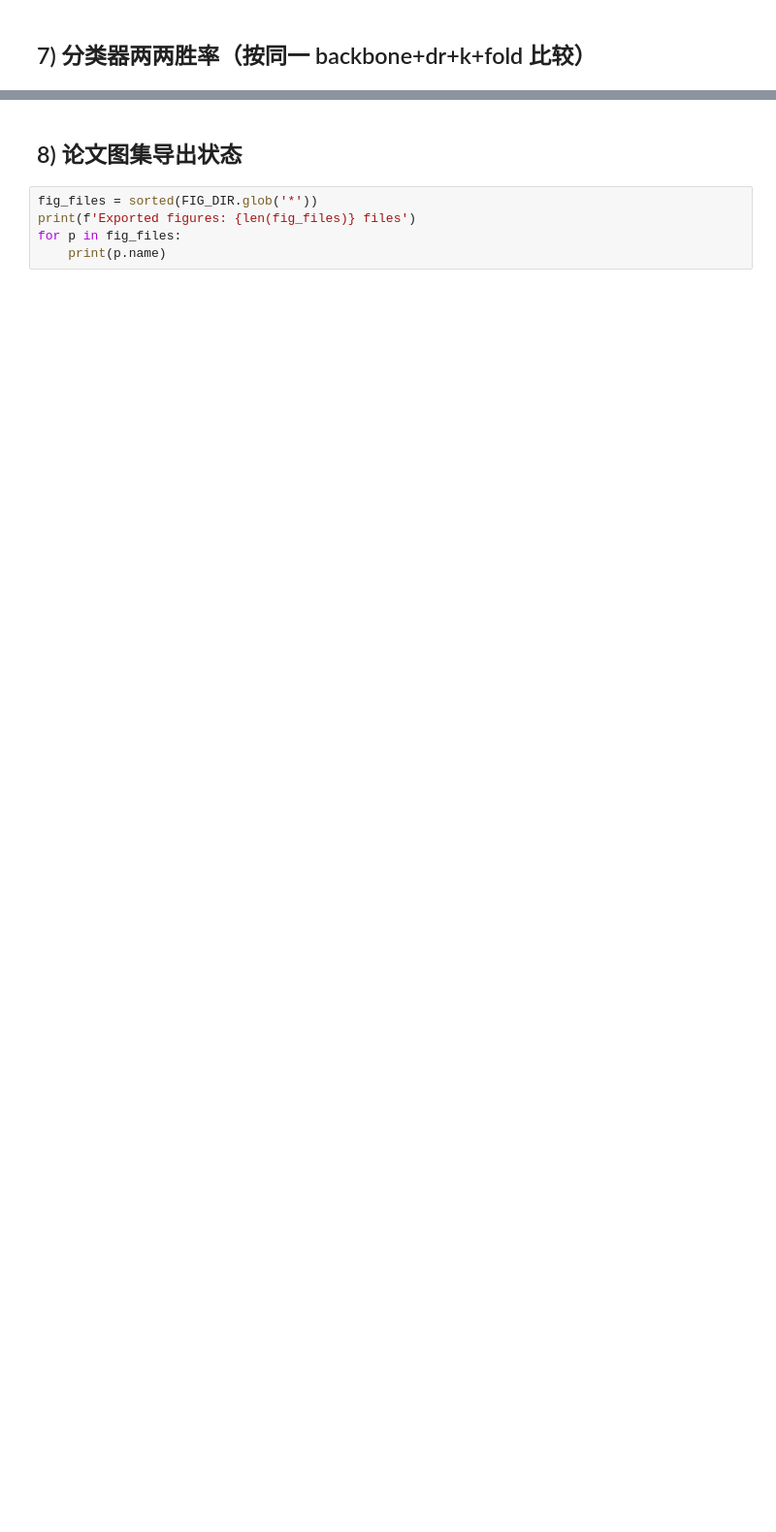
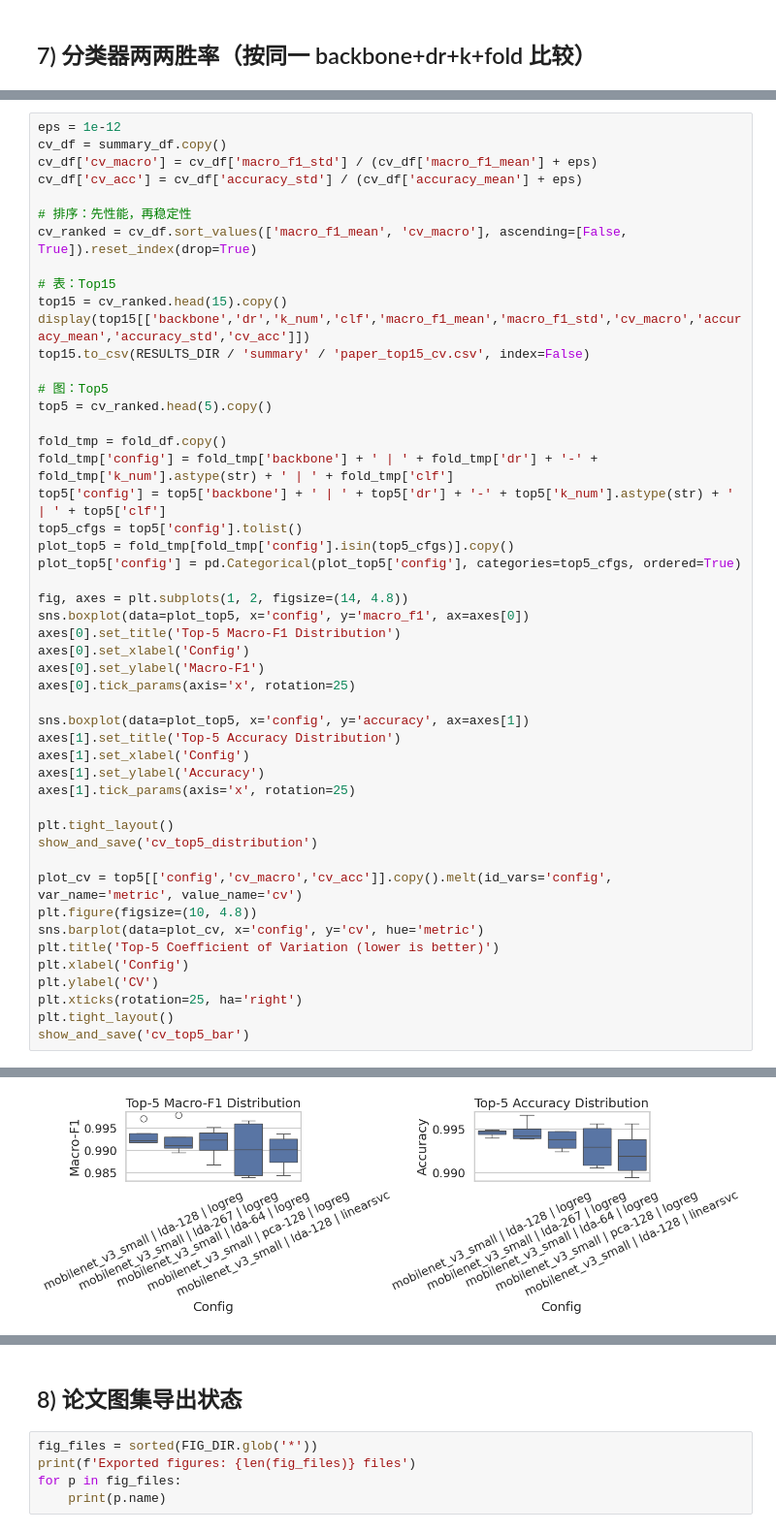
Before and after one commit to Nekopazo/ass3-exp, a Jupyter notebook: result_visualization.ipynb, the cells around one changed output, grey strips where cells are left out. Shown at 97% size. Cells and saved outputs as stored; diff of their text form; blank space fills up the shorter version.

```diff
--- a/result_visualization.ipynb
+++ b/result_visualization.ipynb
@@ -262,0 +245,50 @@ display(win)
+# %%
+eps = 1e-12
+cv_df = summary_df.copy()
+cv_df['cv_macro'] = cv_df['macro_f1_std'] / (cv_df['macro_f1_mean'] + eps)
+cv_df['cv_acc'] = cv_df['accuracy_std'] / (cv_df['accuracy_mean'] + eps)
+
+# 排序：先性能，再稳定性
+cv_ranked = cv_df.sort_values(['macro_f1_mean', 'cv_macro'], ascending=[False, True]).reset_index(drop=True)
+
+# 表：Top15
+top15 = cv_ranked.head(15).copy()
+display(top15[['backbone','dr','k_num','clf','macro_f1_mean','macro_f1_std','cv_macro','accuracy_mean','accuracy_std','cv_acc']])
+top15.to_csv(RESULTS_DIR / 'summary' / 'paper_top15_cv.csv', index=False)
+
+# 图：Top5
+top5 = cv_ranked.head(5).copy()
+
+fold_tmp = fold_df.copy()
+fold_tmp['config'] = fold_tmp['backbone'] + ' | ' + fold_tmp['dr'] + '-' + fold_tmp['k_num'].astype(str) + ' | ' + fold_tmp['clf']
+top5['config'] = top5['backbone'] + ' | ' + top5['dr'] + '-' + top5['k_num'].astype(str) + ' | ' + top5['clf']
+top5_cfgs = top5['config'].tolist()
+plot_top5 = fold_tmp[fold_tmp['config'].isin(top5_cfgs)].copy()
+plot_top5['config'] = pd.Categorical(plot_top5['config'], categories=top5_cfgs, ordered=True)
+
+fig, axes = plt.subplots(1, 2, figsize=(14, 4.8))
+sns.boxplot(data=plot_top5, x='config', y='macro_f1', ax=axes[0])
+axes[0].set_title('Top-5 Macro-F1 Distribution')
+axes[0].set_xlabel('Config')
+axes[0].set_ylabel('Macro-F1')
+axes[0].tick_params(axis='x', rotation=25)
+
+sns.boxplot(data=plot_top5, x='config', y='accuracy', ax=axes[1])
+axes[1].set_title('Top-5 Accuracy Distribution')
+axes[1].set_xlabel('Config')
+axes[1].set_ylabel('Accuracy')
+axes[1].tick_params(axis='x', rotation=25)
+
+plt.tight_layout()
+show_and_save('cv_top5_distribution')
+
+plot_cv = top5[['config','cv_macro','cv_acc']].copy().melt(id_vars='config', var_name='metric', value_name='cv')
+plt.figure(figsize=(10, 4.8))
+sns.barplot(data=plot_cv, x='config', y='cv', hue='metric')
+plt.title('Top-5 Coefficient of Variation (lower is better)')
+plt.xlabel('Config')
+plt.ylabel('CV')
+plt.xticks(rotation=25, ha='right')
+plt.tight_layout()
+show_and_save('cv_top5_bar')
+# %% [output]
@@ -262,0 +311 @@ display(win)
+[figure, added]
```
Also changed, not shown: parts of 8 cells of this notebook, 27 other files.
